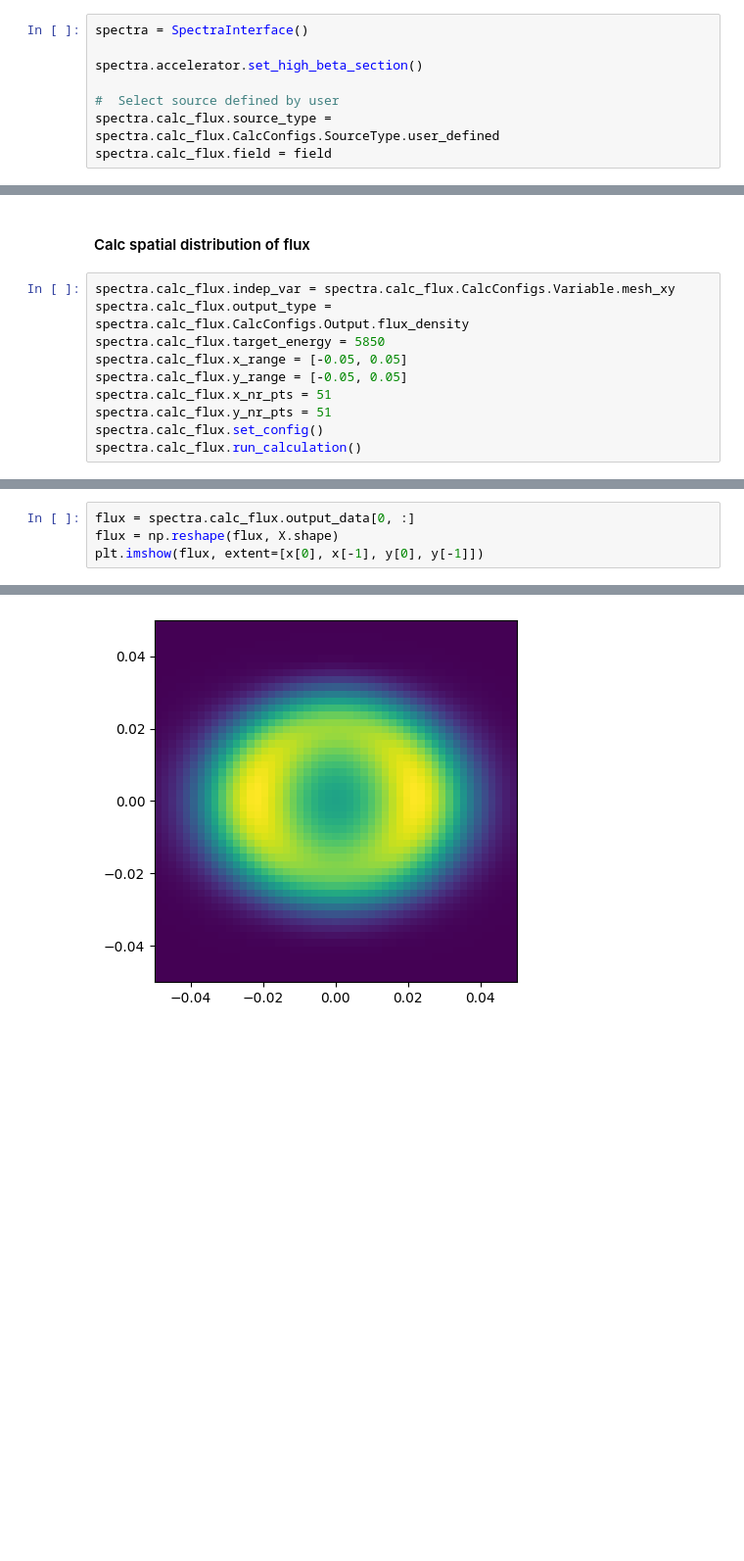
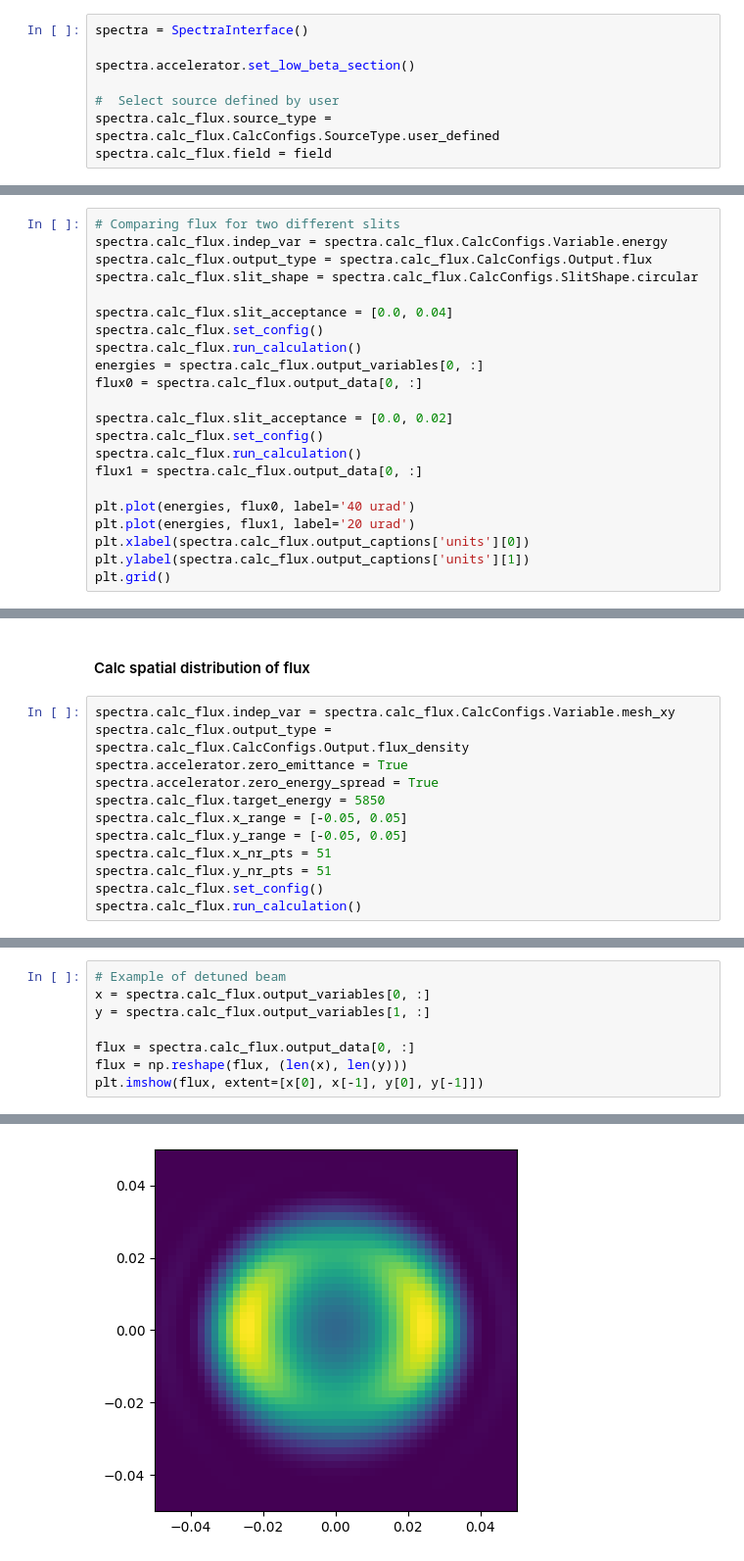
Before and after one commit to lnls-ids/spectrainterface, a Jupyter notebook: tutorial_spectra_interface.ipynb, the cells around one changed output, grey strips where cells are left out. Shown: that part at 98% size. Cells and saved outputs as stored; diff of their text form; blank space fills up the shorter version.

```diff
--- a/tutorial_spectra_interface.ipynb
+++ b/tutorial_spectra_interface.ipynb
@@ -42,7 +42,7 @@ plt.plot(rz, by)
 # %%
 spectra = SpectraInterface()
 
-spectra.accelerator.set_high_beta_section()
+spectra.accelerator.set_low_beta_section()
 
 #  Select source defined by user
 spectra.calc_flux.source_type = spectra.calc_flux.CalcConfigs.SourceType.user_defined
@@ -86,0 +88,22 @@ Text(0, 0.5, 'ph/s/0.1%B.W.')
+# %%
+# Comparing flux for two different slits
+spectra.calc_flux.indep_var = spectra.calc_flux.CalcConfigs.Variable.energy
+spectra.calc_flux.output_type = spectra.calc_flux.CalcConfigs.Output.flux
+spectra.calc_flux.slit_shape = spectra.calc_flux.CalcConfigs.SlitShape.circular
+
+spectra.calc_flux.slit_acceptance = [0.0, 0.04]
+spectra.calc_flux.set_config()
+spectra.calc_flux.run_calculation()
+energies = spectra.calc_flux.output_variables[0, :]
+flux0 = spectra.calc_flux.output_data[0, :]
+
+spectra.calc_flux.slit_acceptance = [0.0, 0.02]
+spectra.calc_flux.set_config()
+spectra.calc_flux.run_calculation()
+flux1 = spectra.calc_flux.output_data[0, :]
+
+plt.plot(energies, flux0, label='40 urad')
+plt.plot(energies, flux1, label='20 urad')
+plt.xlabel(spectra.calc_flux.output_captions['units'][0])
+plt.ylabel(spectra.calc_flux.output_captions['units'][1])
+plt.grid()
@@ -89,6 +116,8 @@ Text(0, 0.5, 'ph/s/0.1%B.W.')
 # %%
 spectra.calc_flux.indep_var = spectra.calc_flux.CalcConfigs.Variable.mesh_xy
 spectra.calc_flux.output_type = spectra.calc_flux.CalcConfigs.Output.flux_density
+spectra.accelerator.zero_emittance = True
+spectra.accelerator.zero_energy_spread = True
 spectra.calc_flux.target_energy = 5850
 spectra.calc_flux.x_range = [-0.05, 0.05]
 spectra.calc_flux.y_range = [-0.05, 0.05]
@@ -105,7 +131,11 @@ X, Y = np.meshgrid(x, y)
 # %%
+# Example of detuned beam
+x = spectra.calc_flux.output_variables[0, :]
+y = spectra.calc_flux.output_variables[1, :]
+
 flux = spectra.calc_flux.output_data[0, :]
-flux = np.reshape(flux, X.shape)
+flux = np.reshape(flux, (len(x), len(y)))
 plt.imshow(flux, extent=[x[0], x[-1], y[0], y[-1]])
 # %% [output]
 <matplotlib.image.AxesImage at 0x...>
-[figure, old version]
+[figure, new version]
```
Also changed, not shown: parts of 7 cells of this notebook.
